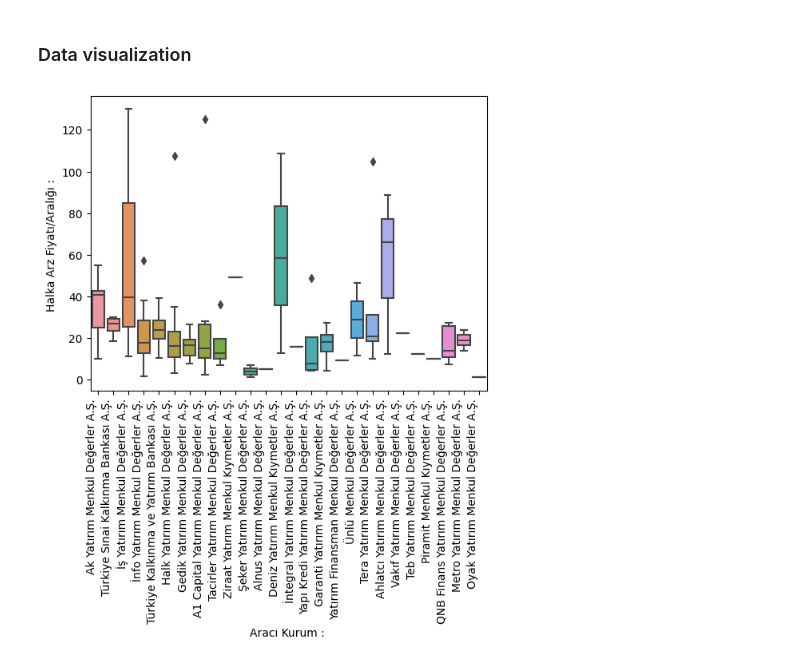
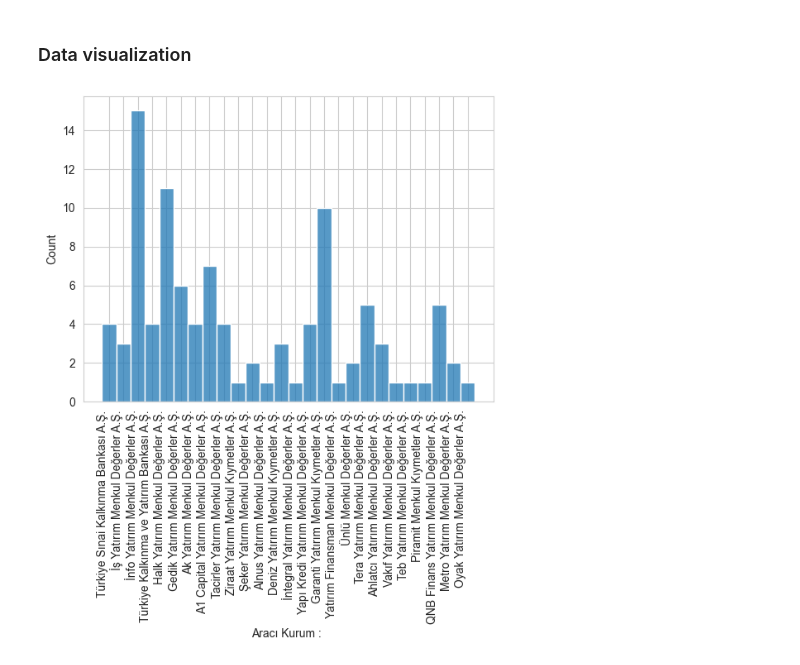
Before and after one commit to uguratli/HalkaArz, a Jupyter notebook: halka_arz.ipynb, the cells around one changed output. Saved outputs shown, nothing was run; the diff lists cells and outputs as text; code cells hidden in the pictures.

```diff
--- a/halka_arz.ipynb
+++ b/halka_arz.ipynb
@@ -276,0 +302,3 @@ KeyError: 'Symbol'
+# %%
+df.drop(index=0, inplace=True) # Im droping it for this time, due to hyped days.
+df.reset_index(drop=True)
@@ -276,0 +343,4 @@ KeyError: 'Symbol'
+# %%
+page = 'https://www.isyatirim.com.tr/tr-tr/analiz/hisse/Sayfalar/Temel-Degerler-Ve-Oranlar.aspx#page-1'
+df_extra = pd.read_html(page)[2]
+df_extra.head()
@@ -276,0 +360,4 @@ KeyError: 'Symbol'
+# %%
+df_extra.rename(columns={"Kod": "Symbol"}, inplace=True)
+df_extra.drop(columns=['Kapanış (TL)', 'Hisse Adı'], inplace=True)
+df_extra.head()
@@ -276,0 +375,4 @@ KeyError: 'Symbol'
+# %%
+df = pd.merge(info_df, df, on=["Symbol"], how="inner")
+df = pd.merge(df, df_extra, on="Symbol", how="inner")
+df.head()
@@ -282,7 +390,7 @@ df_ = df[df["HypeDays"] != 0]
 import seaborn as sns
 import matplotlib.pyplot as plt
 # %%
-ax = sns.boxplot(x = info_df['Aracı Kurum : '], y =info_df['Halka Arz Fiyatı/Aralığı : ']);
+ax = sns.histplot(data=df, x=df["Aracı Kurum : "]);
 ax.set_xticklabels(ax.get_xticklabels(),rotation=90);
 # %% [output]
-[figure, old version]
+[figure, new version]
```
Also changed, not shown: parts of 29 cells of this notebook.
